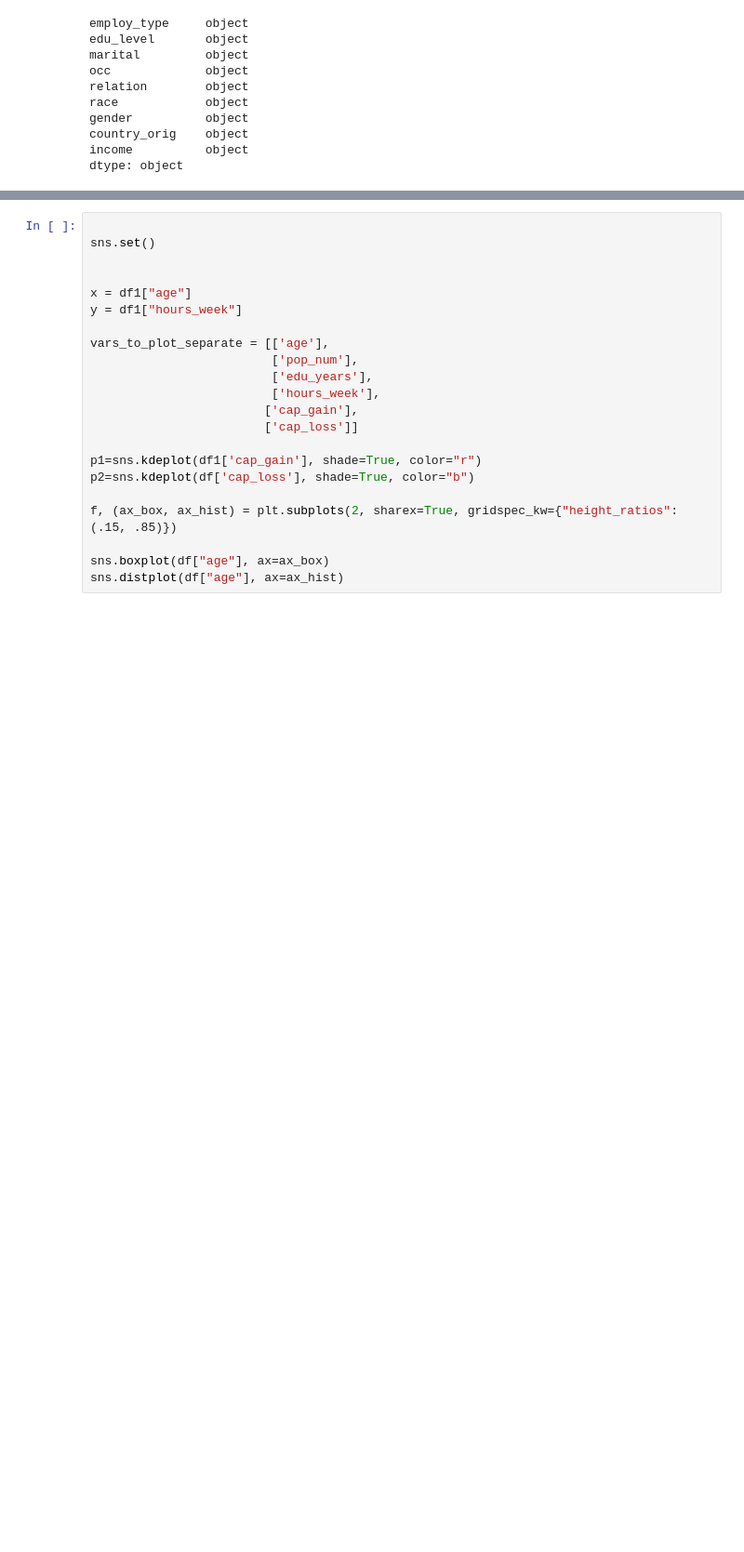
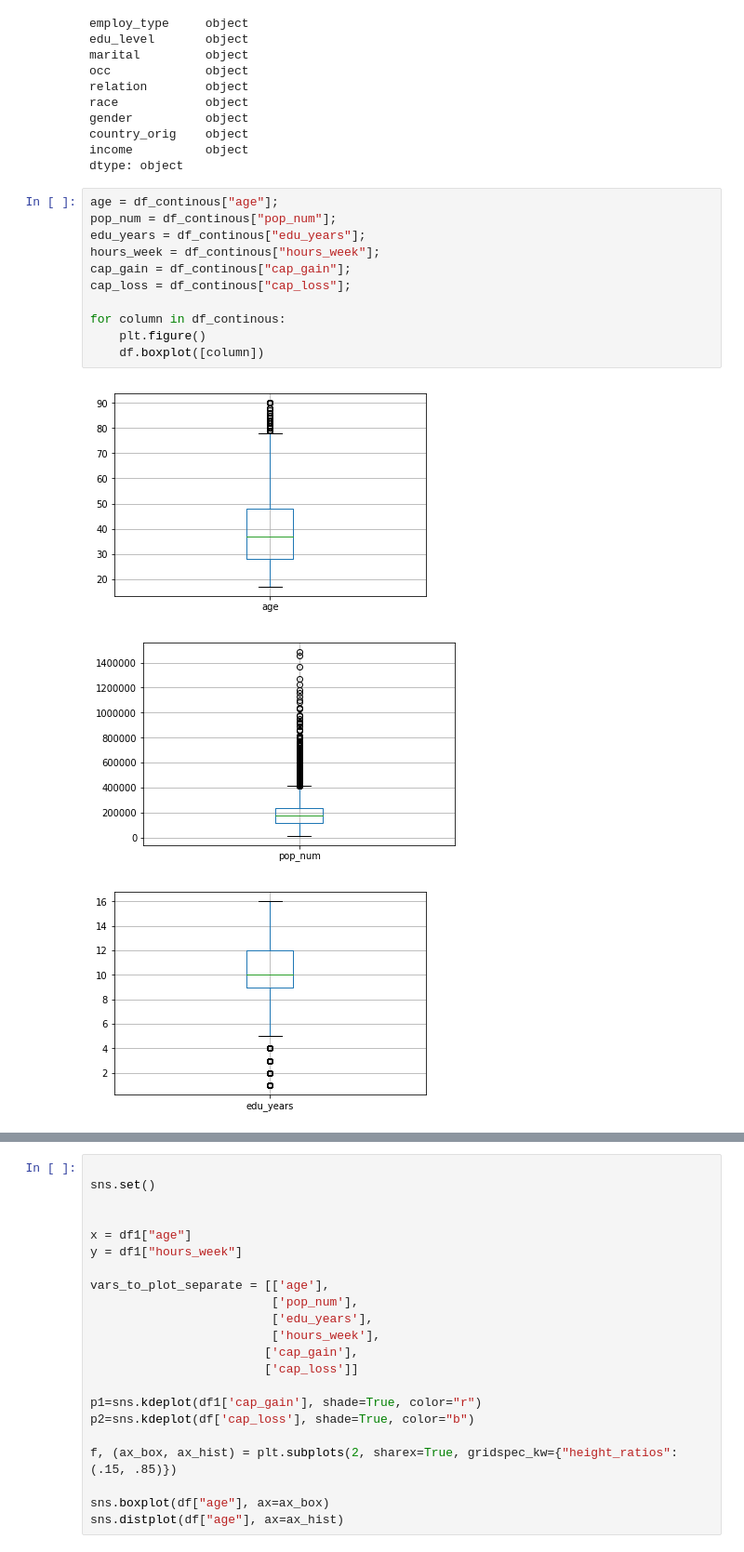
Before and after one commit to emccandlesssmu/data_mining, a Jupyter notebook: Assignment_GK.ipynb, the cells around one changed output, grey strips where cells are left out. Shown at 93% size. Saved outputs shown, nothing was run; the diff lists cells and outputs as text; blank space fills up the shorter version.

```diff
--- a/Assignment_GK.ipynb
+++ b/Assignment_GK.ipynb
@@ -179,3 +179,18 @@ gender          object
 country_orig    object
 income          object
 dtype: object
+# %%
+age = df_continous["age"];
+pop_num = df_continous["pop_num"];
+edu_years = df_continous["edu_years"];
+hours_week = df_continous["hours_week"];
+cap_gain = df_continous["cap_gain"];
+cap_loss = df_continous["cap_loss"];
+
+for column in df_continous:
+    plt.figure()
+    df.boxplot([column])
+# %% [output]
+[figure, added]
+[figure, added]
+[figure, added]
```
Also changed, not shown: parts of 7 cells of this notebook.
